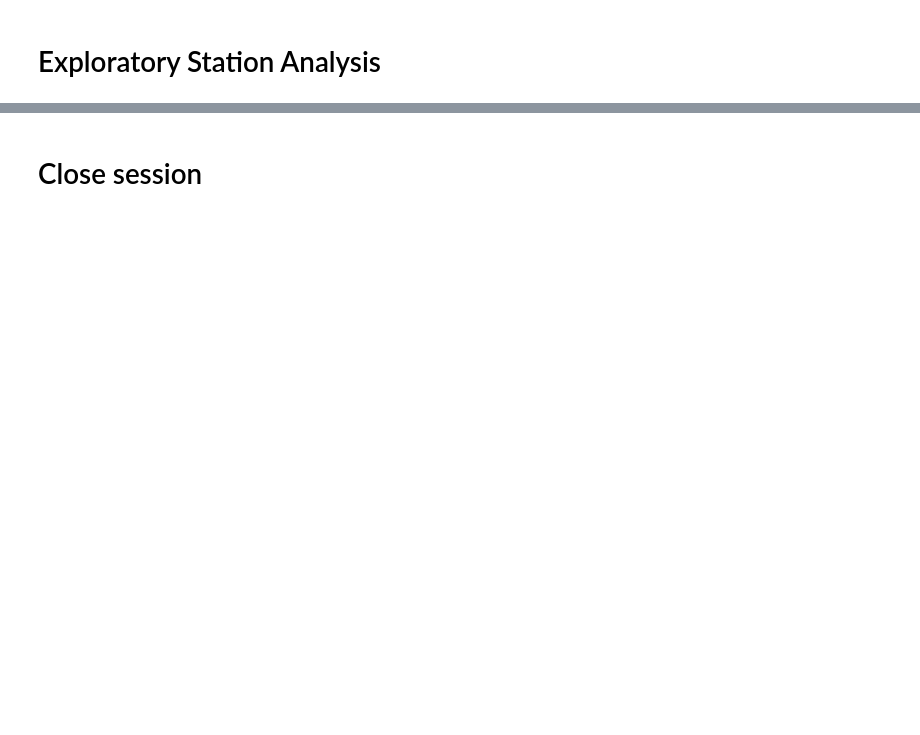
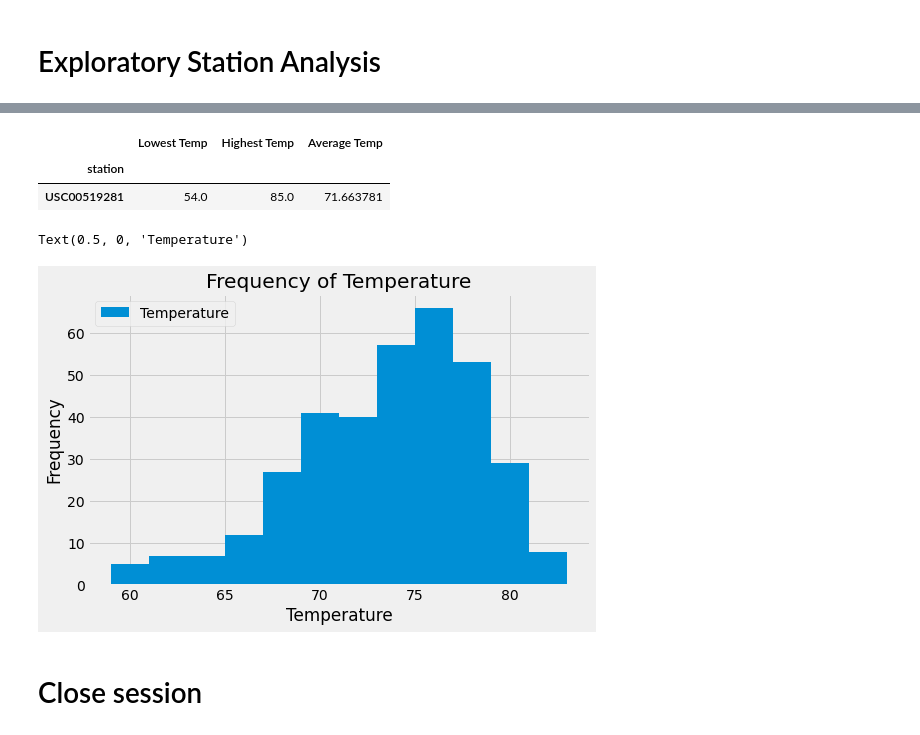
Before and after one commit to cgangi2216/sqlalchemy-challenge, a Jupyter notebook: climate.ipynb, the cells around one changed output, grey strips where cells are left out. Saved outputs shown, nothing was run; the diff lists cells and outputs as text; code cells hidden in the pictures; blank space fills up the shorter version.

```diff
--- a/climate.ipynb
+++ b/climate.ipynb
@@ -106,3 +121,7 @@ fig1.set_xticklabels(df.index,rotation=90)
 # %%
 # Design a query to find the most active stations (i.e. what stations have the most rows?)
+stations = session.query(Measurement.station, label('row_ct', func.count(Measurement.station))).group_by(Measurement.station).all()
+
 # List the stations and the counts in descending order.
+stations_df = pd.DataFrame(stations).sort_values('row_ct', ascending=False)
+stations_df
@@ -113,0 +139,24 @@ fig1.set_xticklabels(df.index,rotation=90)
+# %%
+# Using the most active station id
+top_station = stations_df['station'][stations_df['row_ct'] == stations_df['row_ct'].max()].item()
+
+# Query the last 12 months of temperature observation data for this station
+# Perform a query to retrieve the data and temp scores
+temps = session.query(Measurement.date, Measurement.tobs
+                       ).filter( Measurement.date >= startdate
+                               , Measurement.date <= endate
+                               , Measurement.station == top_station).all()
+
+# Save the query results as a Pandas DataFrame and sort DataFrame by date
+temps_df = pd.DataFrame(temps).sort_values('date')
+
+# Rename columns
+temps_df = temps_df.rename(columns={'date':'Date','tobs':'Temperature'})
+
+# Set the index to the date column
+temps_df = temps_df.set_index('Date')
+
+# Drop NA
+temps_df = temps_df.dropna()
+
+temps_df.head()
@@ -114,3 +171,23 @@ fig1.set_xticklabels(df.index,rotation=90)
+# %%
+# Get the min, max, and average temperatures for the most active station
+temp_summary = session.query(Measurement.station
+                            ,label('Lowest Temp', func.min(Measurement.tobs))
+                            ,label('Highest Temp', func.max(Measurement.tobs))
+                            ,label('Average Temp', func.avg(Measurement.tobs))
+                      ).filter( Measurement.station == top_station).group_by(Measurement.station).all()
+temp_summary_df = pd.DataFrame(temp_summary).set_index('station')
+temp_summary_df
+# %% [output]
+|  | Lowest Temp | Highest Temp | Average Temp |
+| station |  |  |  |
+| USC00519281 | 54.0 | 85.0 | 71.663781 |
+# %%
+# Plot the results as a histogram
+fig2 = temps_df.plot.hist(figsize=(8,5), title='Frequency of Temperature', bins=12)
+fig2.set_xlabel('Temperature')
+# %% [output]
+Text(0.5, 0, 'Temperature')
+[figure, added]
 # %% [markdown]
 # Close session
 # %%
```
Also changed, not shown: parts of 9 cells of this notebook.
